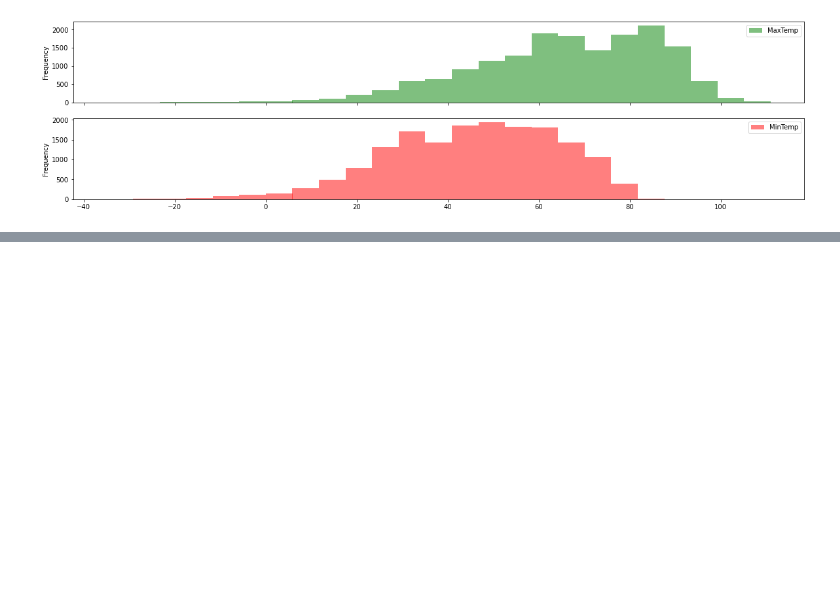
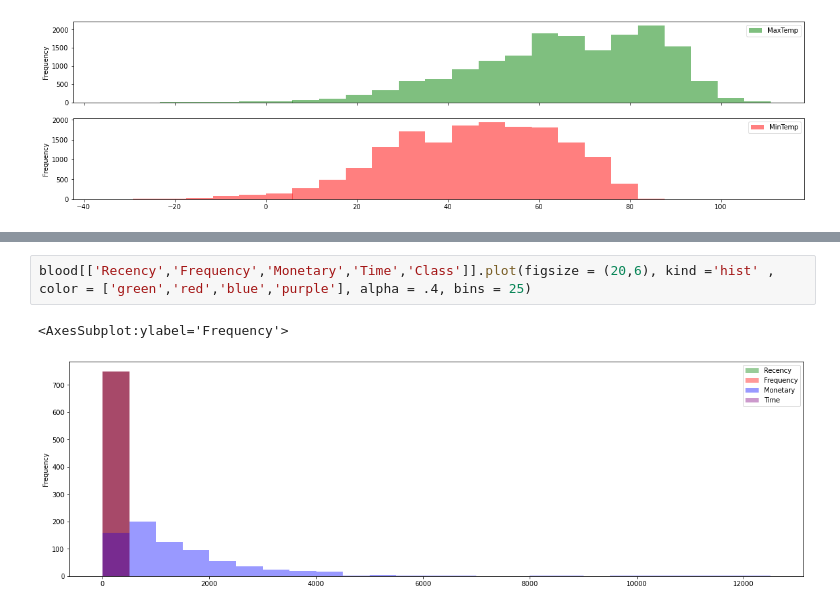
Before and after one commit to Rush-ing4u/rush, a Jupyter notebook: data_science/data_analysis1.ipynb, the cells around one changed output, grey strips where cells are left out. Drawn from its saved outputs; the diff is of its cells as text; blank space fills up the shorter version.

```diff
--- a/data_science/data_analysis1.ipynb
+++ b/data_science/data_analysis1.ipynb
@@ -279,0 +290,5 @@ array([<AxesSubplot:ylabel='Frequency'>, <AxesSubplot:ylabel='Frequency'>],
+# %%
+blood[['Recency','Frequency','Monetary','Time','Class']].plot(figsize = (20,6), kind ='hist' , color = ['green','red','blue','purple'], alpha = .4, bins = 25)
+# %% [output]
+<AxesSubplot:ylabel='Frequency'>
+[figure, added]
```
Also changed, not shown: parts of 2 cells of this notebook, 8 other files.
